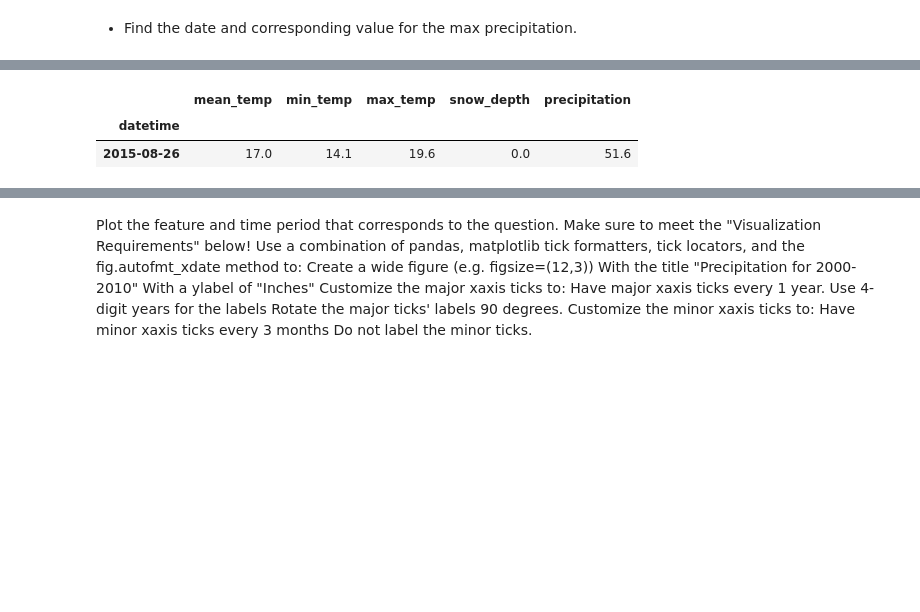
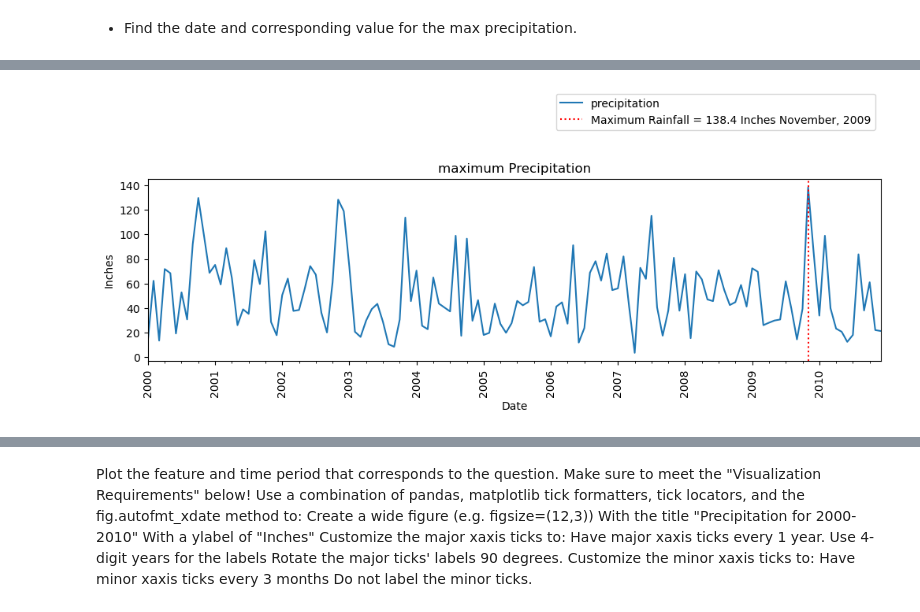
Before and after one commit to elleniayele/preparing-time-series, a Jupyter notebook: Untitled (4).ipynb, the cells around one changed output, grey strips where cells are left out. Cells and saved outputs as stored; diff of their text form; code cells hidden in the pictures; blank space fills up the shorter version.

```diff
--- a/Untitled (4).ipynb
+++ b/Untitled (4).ipynb
@@ -220,0 +207,4 @@ df['snow_depth'] = df['snow_depth'].fillna(0)
+# %%
+# Forward filling snow depth.
+df["snow_depth"] = df["snow_depth"].fillna(method = "ffill")
+df.isna().sum()
@@ -220,0 +231,4 @@ df['snow_depth'] = df['snow_depth'].fillna(0)
+# %%
+# Forward filling precipitation.
+df["precipitation"] = df["precipitation"].fillna(method = "ffill")
+df.isna().sum()
@@ -237,7 +258,7 @@ df.head()
 | 2000-01-04 | 7.0 | 4.4 | 11.0 | 0.0 | 0.2 |
 | 2000-01-05 | 6.4 | 1.9 | 10.8 | 0.0 | 0.8 |
 # %%
-ts_M= df['precipitation'].copy()
+ts= df['precipitation'].copy()
 # %%
 precipitation_col=['precipitation']
 plot_df  = df.loc["2000":"2010",precipitation_col]
@@ -259,0 +281,3 @@ plot_df
+# %%
+ts = ts.resample("M").sum()
+ts
@@ -320,9 +322,24 @@ plot_dates(plot_df);
+# %%
+ax = ts.plot(figsize=(12,3))
+ax.set_title("maximum Precipitation")
+ax.set_ylabel("Inches")
+ax.set_xlabel("Date")
+
+# Source: https://matplotlib.org/stable/gallery/ticks/major_minor_demo.html
+ax.xaxis.set_minor_locator(AutoMinorLocator())
+
+for tick in ax.get_xticklabels():
+    tick.set_rotation(90)
+
+max_vis = ts.idxmax()
+ax.axvline(max_vis,color= "red", ls=':',
+           label=f"Maximum Rainfall = {ts.max()} Inches {ts_m.idxmax()}");
+
+ax.legend(bbox_to_anchor = (1, 1.5));
+# %% [output]
+[figure, added]
 # %%
-## using max and slicing to find the index
-maxprec=df['precipitation'].max()
-most_precipitation_date = df.loc[ df['precipitation']==maxprec]
-most_precipitation_date
+ts = df["precipitation"].loc["2000" : "2010"]
+ts = ts.resample("M").mean()
+ts_m = ts.copy()
+ts_m.index = ts_m.index.strftime('%B, %Y')
-# %% [output]
-|  | mean_temp | min_temp | max_temp | snow_depth | precipitation |
-| datetime |  |  |  |  |  |
-| 2015-08-26 | 17.0 | 14.1 | 19.6 | 0.0 | 51.6 |
```
Also changed, not shown: parts of 25 cells of this notebook.
